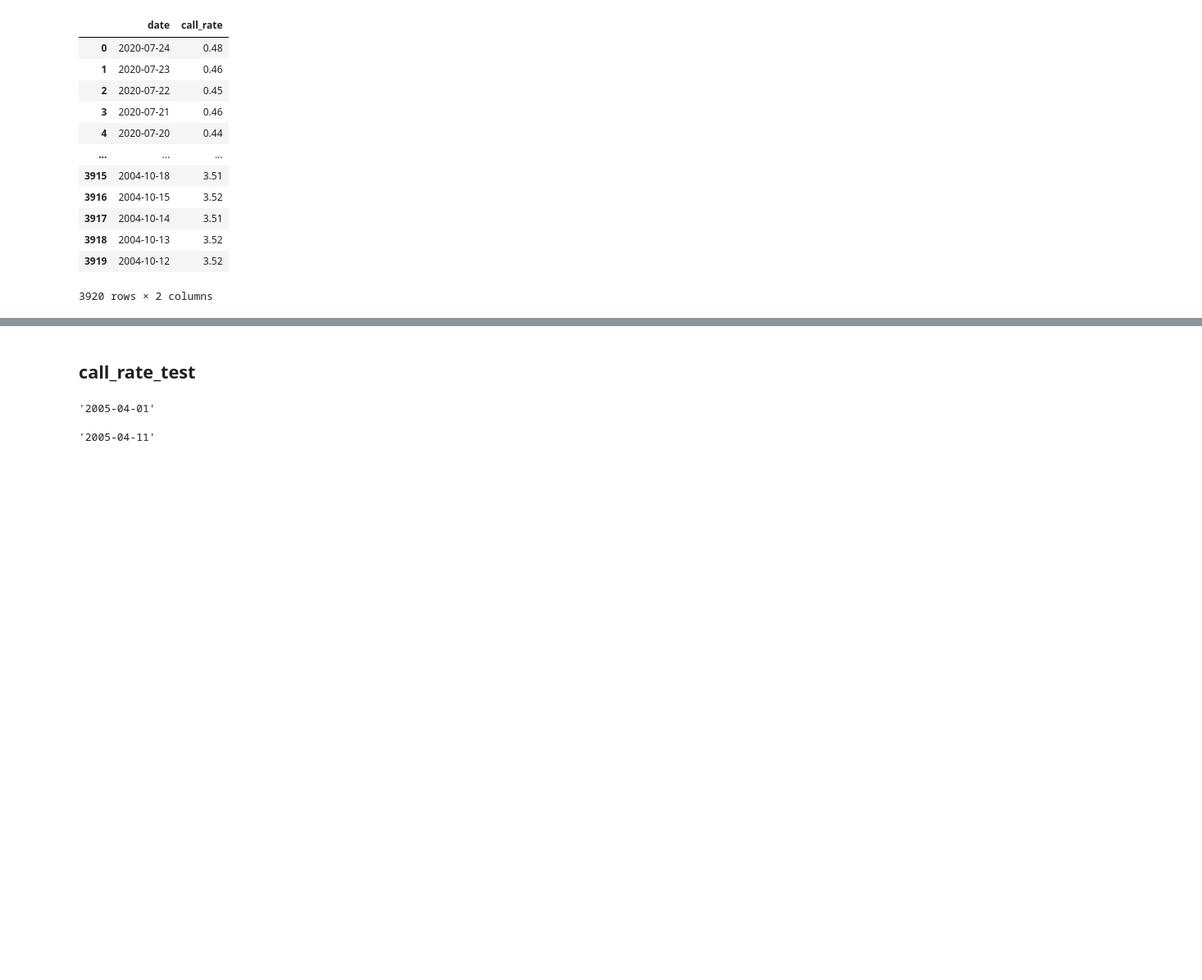
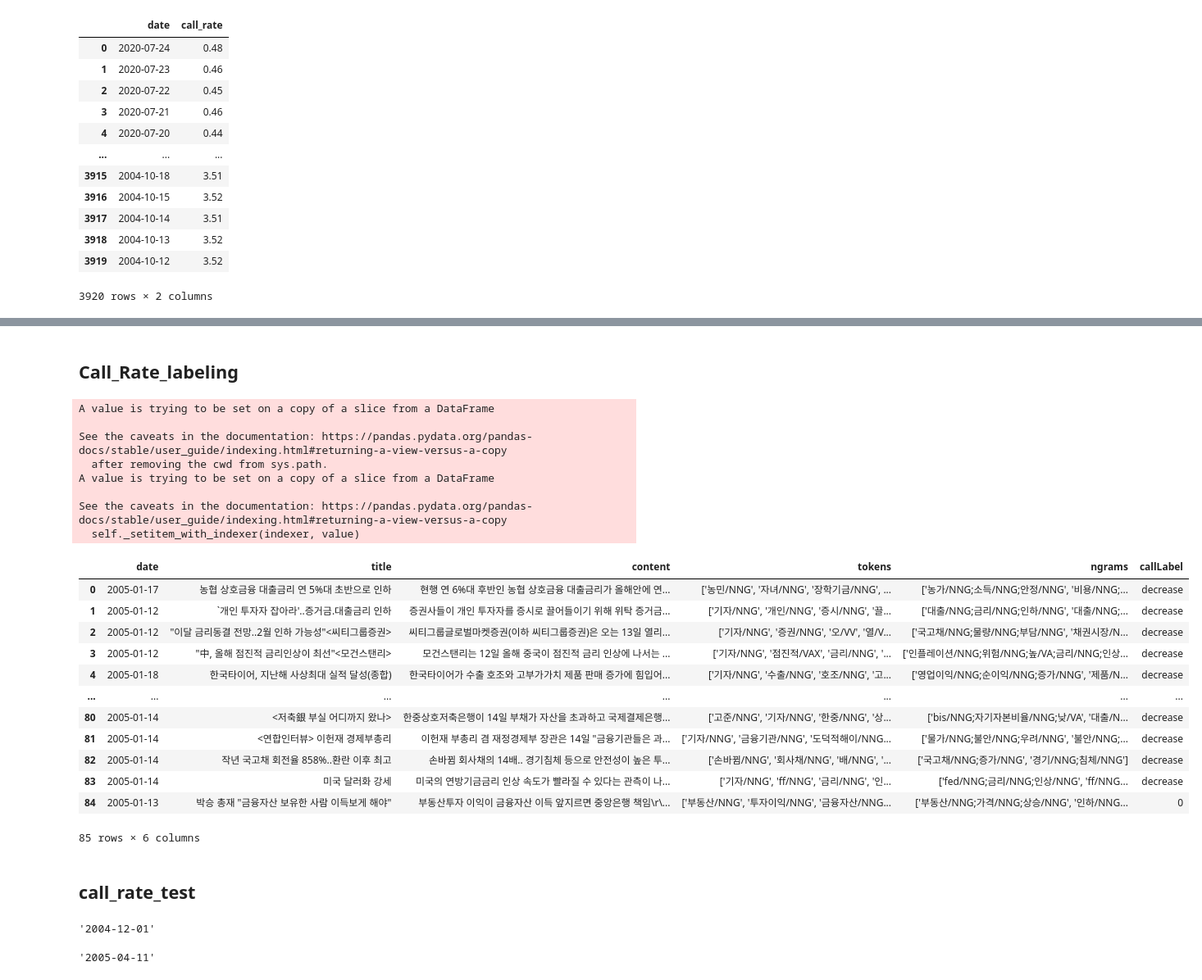
Before and after one commit to HyeonminNam/BOK4, a Jupyter notebook: pre_processing_code/article_pre_processing.ipynb, the cells around one changed output, grey strips where cells are left out. Shown: that part at 82% size. Saved outputs shown, nothing was run; the diff lists cells and outputs as text; code cells hidden in the pictures; blank space fills up the shorter version.

```diff
--- a/pre_processing_code/article_pre_processing.ipynb
+++ b/pre_processing_code/article_pre_processing.ipynb
@@ -334,2 +328,12 @@ See the caveats in the documentation: https://pandas.pydata.org/pandas-docs/stab
 # %%
 mk_call_rate.to_csv('mk_call_rate.csv', index=False)
+# %%
+for i in range(31, len(mk_call_rate)):
+    if mk_call_rate['call_rate'][i] > mk_call_rate['call_rate'][i-30]:
+        mk_call_rate['call_label'][i] = 'increase'
+    elif mk_call_rate['call_rate'][i] < mk_call_rate['call_rate'][i-30]:
+        mk_call_rate['call_label'][i] = 'decrease'
+    else:
+        mk_call_rate['call_label'][i] = 0
+
+mk_call_rate
@@ -335,0 +372,31 @@ mk_call_rate.to_csv('mk_call_rate.csv', index=False)
+# %% [markdown]
+## **Call_Rate_labeling**
+# %%
+for i in range(len(df_yonhap_test)):
+    for j in range(len(mk_call_rate)):
+        if df_yonhap_test['date'][i] == mk_call_rate['date'][j]:
+            df_yonhap_test['callLabel'][i] = mk_call_rate['call_label'][j]
+
+df_yonhap_test
+# %% [output]
+A value is trying to be set on a copy of a slice from a DataFrame
+
+See the caveats in the documentation: https://pandas.pydata.org/pandas-docs/stable/user_guide/indexing.html#returning-a-view-versus-a-copy
+  after removing the cwd from sys.path.
+A value is trying to be set on a copy of a slice from a DataFrame
+
+See the caveats in the documentation: https://pandas.pydata.org/pandas-docs/stable/user_guide/indexing.html#returning-a-view-versus-a-copy
+  self._setitem_with_indexer(indexer, value)
+|  | date | title | content | tokens | ngrams | callLabel |
+| 0 | 2005-01-17 | 농협 상호금융 대출금리 연 5%대 초반으로 인하 | 현행 연 6%대 후반인 농협 상호금융 대출금리가 올해안에 연... | ['농민/NNG', '자녀/NNG', '장학기금/NNG', ... | ['농가/NNG;소득/NNG;안정/NNG', '비용/NNG;... | decrease |
+| 1 | 2005-01-12 | `개인 투자자 잡아라'..증거금.대출금리 인하 | 증권사들이 개인 투자자를 증시로 끌어들이기 위해 위탁 증거금... | ['기자/NNG', '개인/NNG', '증시/NNG', '끌... | ['대출/NNG;금리/NNG;인하/NNG', '대출/NNG;... | decrease |
+| 2 | 2005-01-12 | "이달 금리동결 전망..2월 인하 가능성"<씨티그룹증권> | 씨티그룹글로벌마켓증권(이하 씨티그룹증권)은 오는 13일 열리... | ['기자/NNG', '증권/NNG', '오/VV', '열/V... | ['국고채/NNG;물량/NNG;부담/NNG', '채권시장/N... | decrease |
+| 3 | 2005-01-12 | "中, 올해 점진적 금리인상이 최선"<모건스탠리> | 모건스탠리는 12일 올해 중국이 점진적 금리 인상에 나서는 ... | ['기자/NNG', '점진적/VAX', '금리/NNG', '... | ['인플레이션/NNG;위험/NNG;높/VA;금리/NNG;인상... | decrease |
+| 4 | 2005-01-18 | 한국타이어, 지난해 사상최대 실적 달성(종합) | 한국타이어가 수출 호조와 고부가가치 제품 판매 증가에 힘입어... | ['기자/NNG', '수출/NNG', '호조/NNG', '고... | ['영업이익/NNG;순이익/NNG;증가/NNG', '제품/N... | decrease |
+| ... | ... | ... | ... | ... | ... | ... |
+| 80 | 2005-01-14 | <저축銀 부실 어디까지 왔나> | 한중상호저축은행이 14일 부채가 자산을 초과하고 국제결제은행... | ['고준/NNG', '기자/NNG', '한중/NNG', '상... | ['bis/NNG;자기자본비율/NNG;낮/VA', '대출/N... | decrease |
+| 81 | 2005-01-14 | <연합인터뷰> 이헌재 경제부총리 | 이헌재 부총리 겸 재정경제부 장관은 14일 "금융기관들은 과... | ['기자/NNG', '금융기관/NNG', '도덕적해이/NNG... | ['물가/NNG;불안/NNG;우려/NNG', '불안/NNG;... | decrease |
+| 82 | 2005-01-14 | 작년 국고채 회전율 858%..환란 이후 최고 | 손바뀜 회사채의 14배.. 경기침체 등으로 안전성이 높은 투... | ['손바뀜/NNG', '회사채/NNG', '배/NNG', '... | ['국고채/NNG;증가/NNG', '경기/NNG;침체/NNG'] | decrease |
+| 83 | 2005-01-14 | 미국 달러화 강세 | 미국의 연방기금금리 인상 속도가 빨라질 수 있다는 관측이 나... | ['기자/NNG', 'ff/NNG', '금리/NNG', '인... | ['fed/NNG;금리/NNG;인상/NNG', 'ff/NNG... | decrease |
+| 84 | 2005-01-13 | 박승 총재 "금융자산 보유한 사람 이득보게 해야" | 부동산투자 이익이 금융자산 이득 앞지르면 중앙은행 책임\r\... | ['부동산/NNG', '투자이익/NNG', '금융자산/NNG... | ['부동산/NNG;가격/NNG;상승/NNG', '인하/NNG... | 0 |
+85 rows × 6 columns
@@ -336,9 +405,9 @@ mk_call_rate.to_csv('mk_call_rate.csv', index=False)
 # %% [markdown]
 ## **call_rate_test**
 # %%
-call_rate['date'][3800]
+call_rate['date'][3883]
 # %% [output]
-'2005-04-01'
+'2004-12-01'
 # %%
 df_call['date'][100]
 # %% [output]
```
Also changed, not shown: parts of 6 cells of this notebook.
